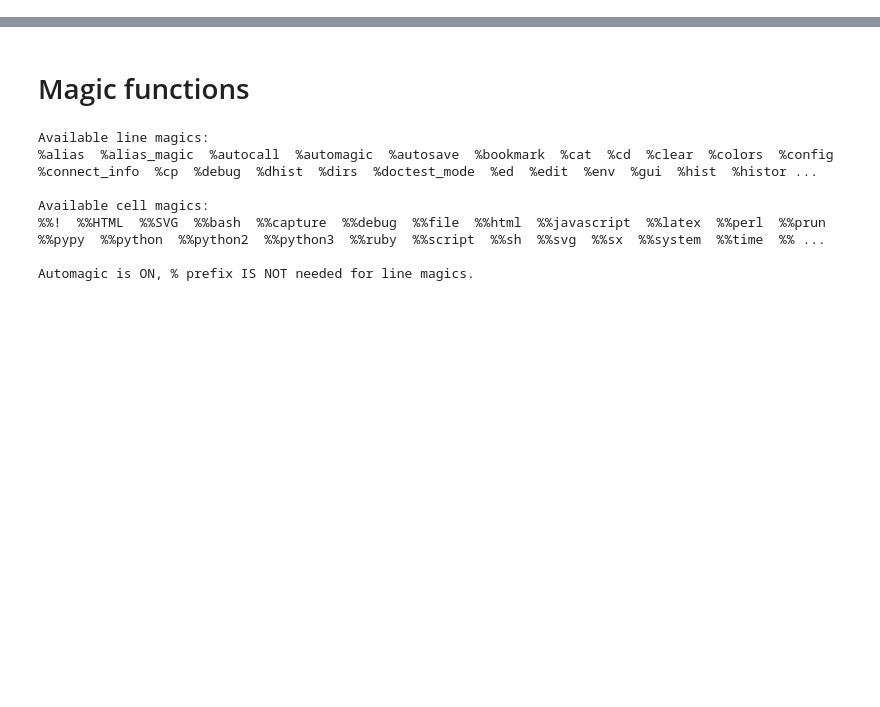
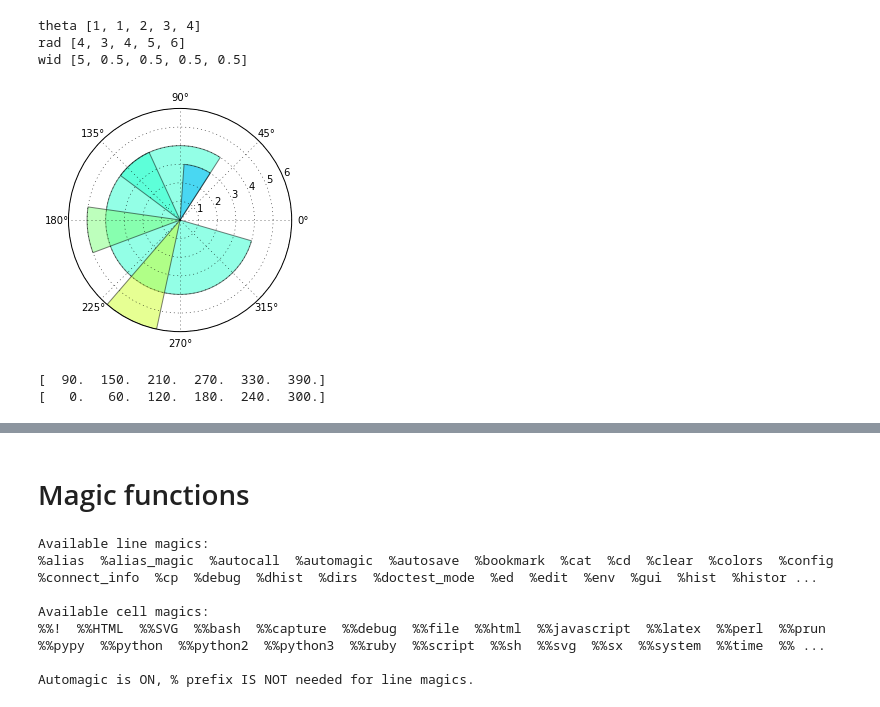
Before and after one commit to gautamborgohain/DataScience, a Jupyter notebook: Playground/Playground for trying.ipynb, the cells around one changed output, grey strips where cells are left out. Drawn from its saved outputs; the diff is of its cells as text; code cells hidden in the pictures; blank space fills up the shorter version.

```diff
--- a/Playground/Playground for trying.ipynb
+++ b/Playground/Playground for trying.ipynb
@@ -1,23 +1,37 @@
 # %%
 import numpy as np
 import matplotlib.pyplot as plt
-%matplotlib notebook
+
+%matplotlib inline
 
 def func():
     N = 5
-    theta = [0,2,3,4,5] # where to start the bar
+    theta = [0,1,2,3,4] # where to start the bar
     radii = [4,3,4,5,6] # Height of the bar
     width = [5,0.5,0.5,0.5,0.5] #what is the total angle of the bar = total area = raidans
     print("theta",theta)
     print("rad",radii)
     print("wid", width)
 
     ax = plt.subplot(111, projection='polar')
     bars = ax.bar(theta, radii, width=width, bottom=0.0)
 
     # Use custom colors and opacity
     for r, bar in zip(radii, bars):
         bar.set_facecolor(plt.cm.jet(r / 10.))
         bar.set_alpha(0.5)
 
     plt.show()
+
+func()
+# %% [output]
+theta [1, 1, 2, 3, 4]
+rad [4, 3, 4, 5, 6]
+wid [5, 0.5, 0.5, 0.5, 0.5]
+[figure, added]
+# %%
+print(np.arange(90, 90+360, 360.0/6))
+print(np.arange(0, 0+360, 360.0/6))
+# %% [output]
+[  90.  150.  210.  270.  330.  390.]
+[   0.   60.  120.  180.  240.  300.]
```
Also changed, not shown: parts of 7 cells of this notebook, 3 other files.
